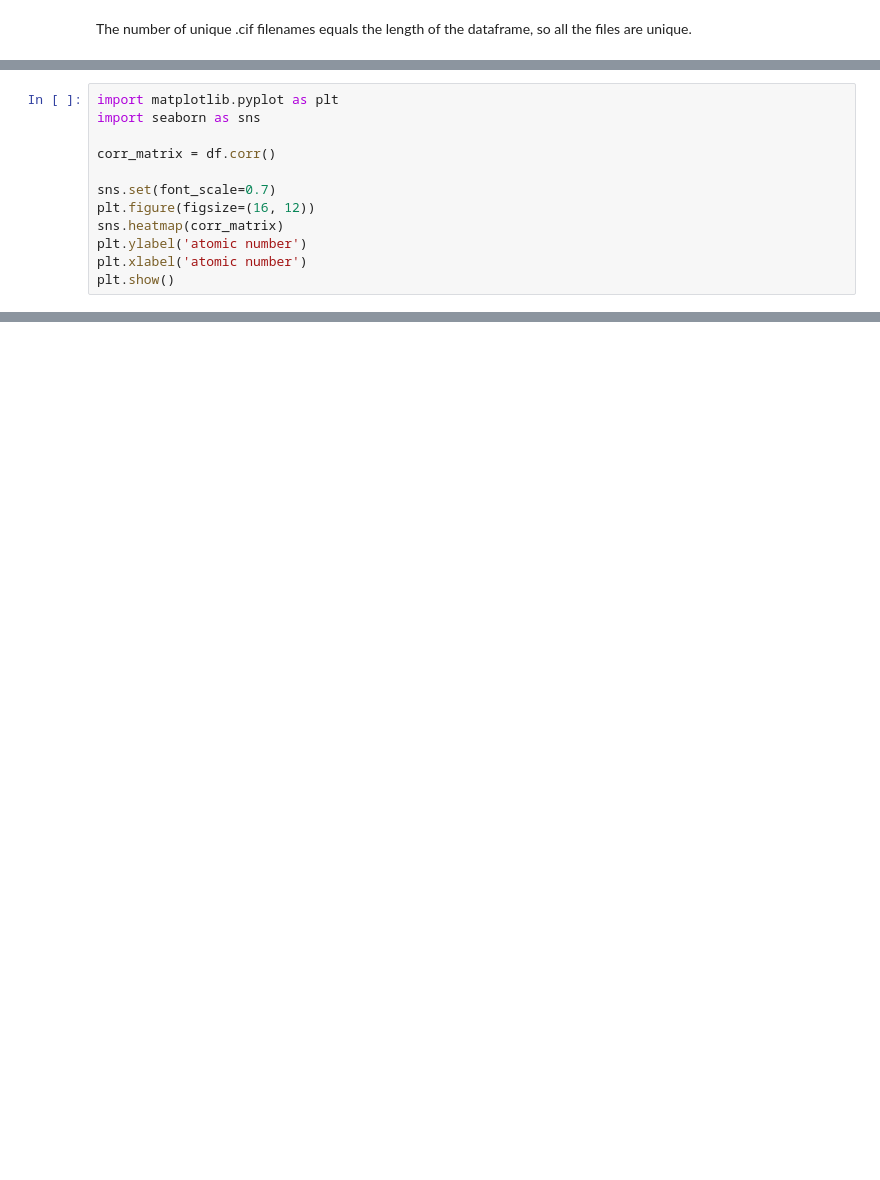
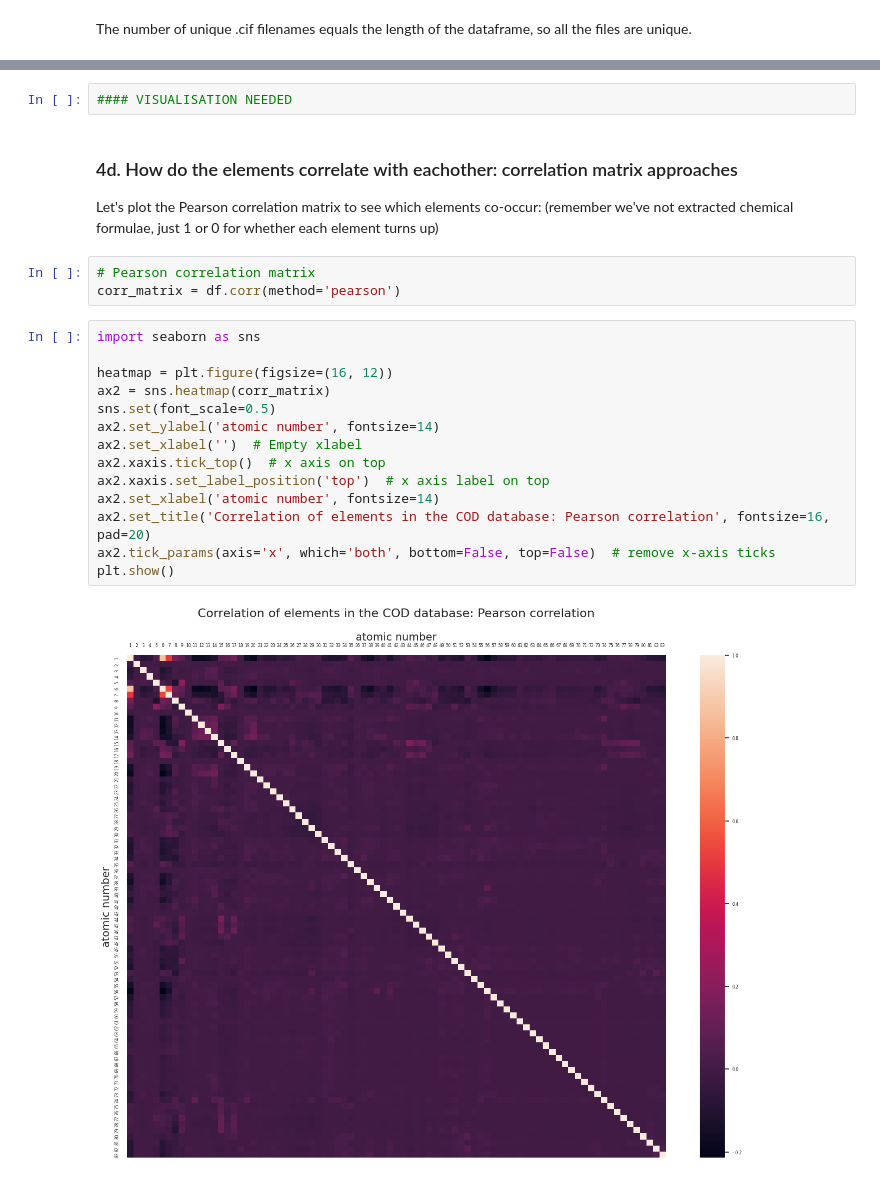
Before and after one commit to teerev/materials-discovery, a Jupyter notebook: exploration.ipynb, the cells around one changed output, grey strips where cells are left out. Cells and saved outputs as stored; diff of their text form; blank space fills up the shorter version.

```diff
--- a/exploration.ipynb
+++ b/exploration.ipynb
@@ -193,12 +216,0 @@ Let's plot the correlation matrix to see which elements tend to occur together:
-# %%
-import matplotlib.pyplot as plt
-import seaborn as sns
-
-corr_matrix = df.corr()
-
-sns.set(font_scale=0.7)
-plt.figure(figsize=(16, 12))
-sns.heatmap(corr_matrix)
-plt.ylabel('atomic number')
-plt.xlabel('atomic number')
-plt.show()
@@ -206,0 +338,25 @@ plt.show()
+# %%
+#### VISUALISATION NEEDED
+# %% [markdown]
+### 4d. How do the elements correlate with eachother: correlation matrix approaches
+
+Let's plot the Pearson correlation matrix to see which elements co-occur: (remember we've not extracted chemical formulae, just 1 or 0 for whether each element turns up)
+# %%
+# Pearson correlation matrix
+corr_matrix = df.corr(method='pearson')
+# %%
+import seaborn as sns
+
+heatmap = plt.figure(figsize=(16, 12))
+ax2 = sns.heatmap(corr_matrix)
+sns.set(font_scale=0.5)
+ax2.set_ylabel('atomic number', fontsize=14)
+ax2.set_xlabel('')  # Empty xlabel
+ax2.xaxis.tick_top()  # x axis on top
+ax2.xaxis.set_label_position('top')  # x axis label on top
+ax2.set_xlabel('atomic number', fontsize=14)
+ax2.set_title('Correlation of elements in the COD database: Pearson correlation', fontsize=16, pad=20)
+ax2.tick_params(axis='x', which='both', bottom=False, top=False)  # remove x-axis ticks
+plt.show()
+# %% [output]
+[figure, added]
```
Also changed, not shown: parts of 53 cells of this notebook.
